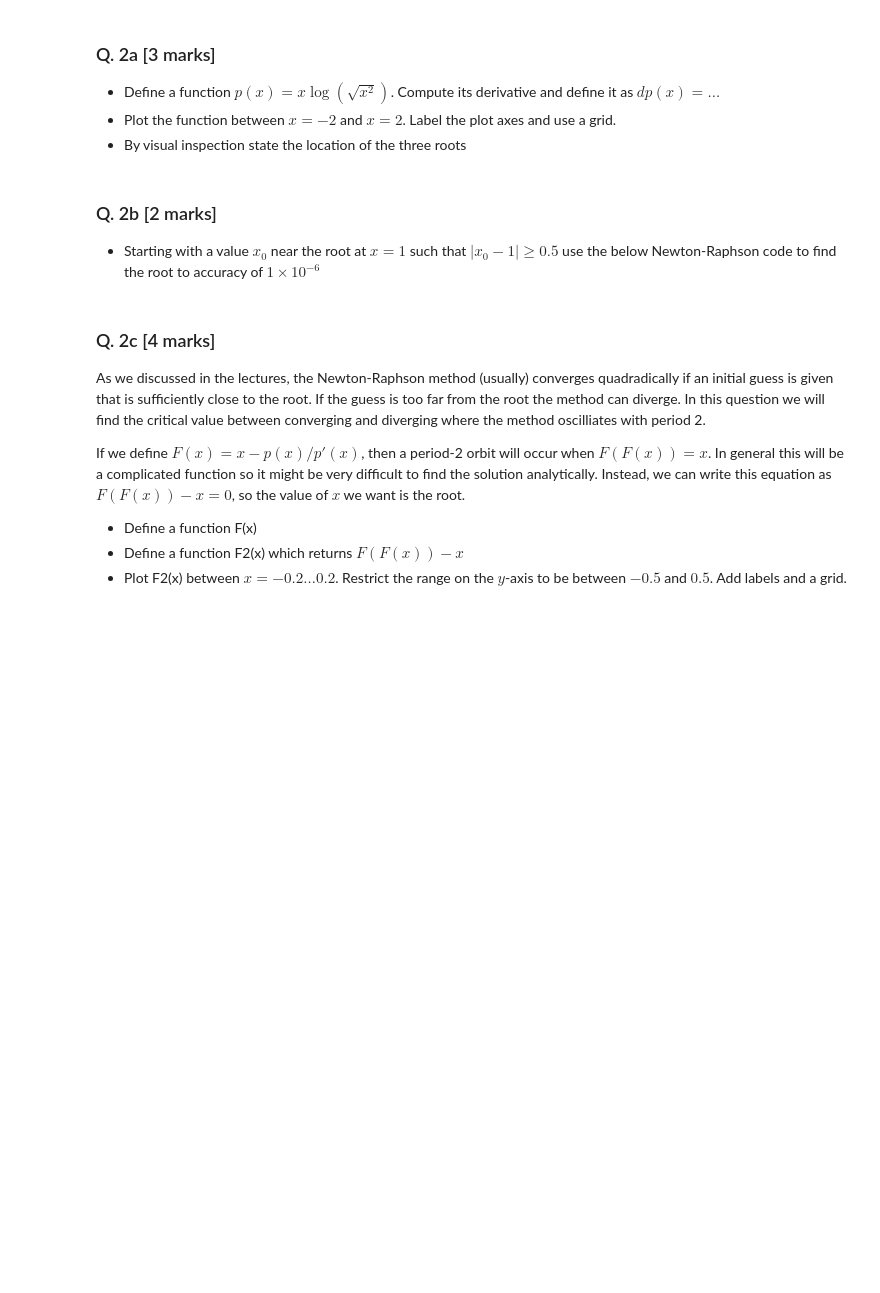
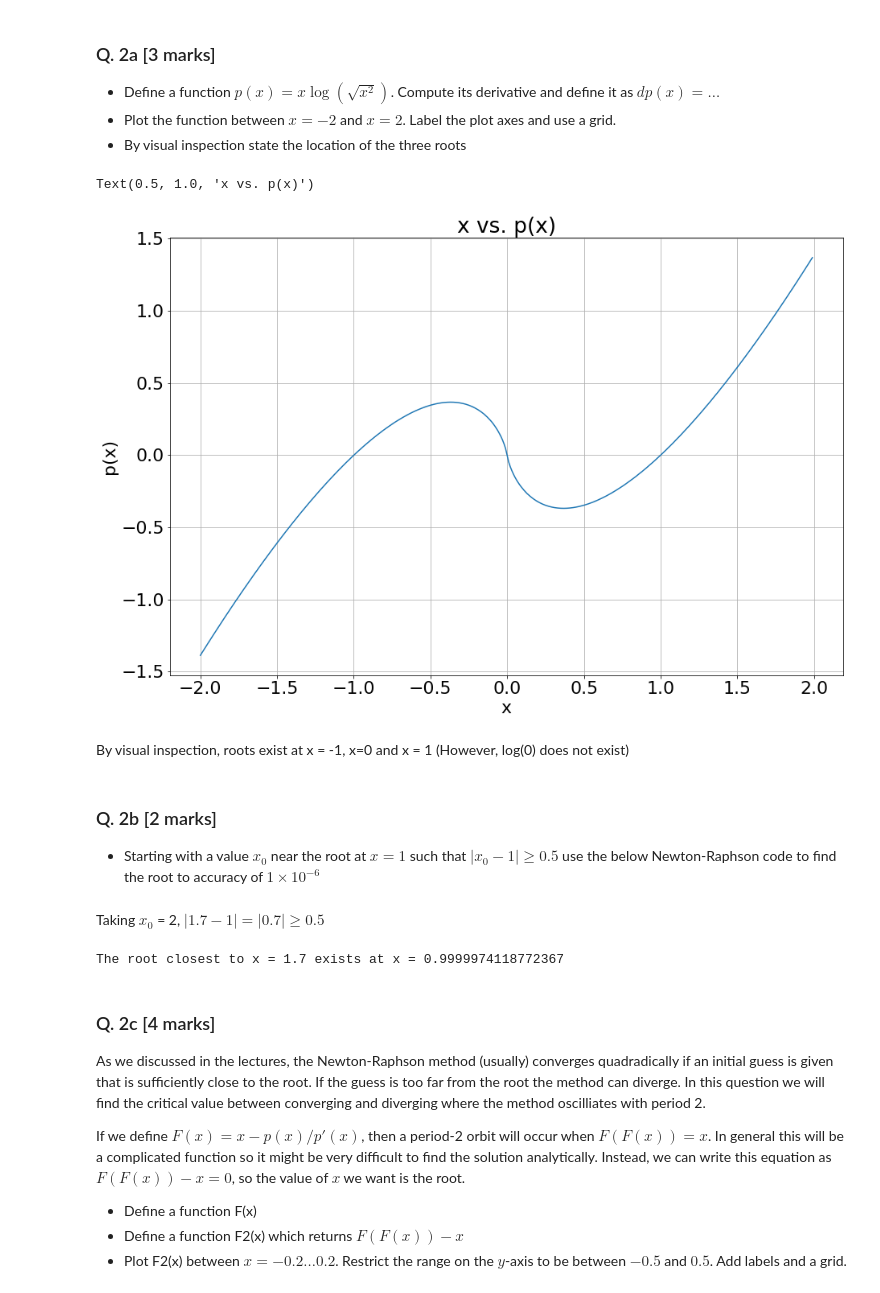
Before and after one commit to Conor-O-Mahony/ACM20030-Assignments, a Jupyter notebook: Assignment 2/Assignment-2.ipynb, the cells around one changed output. Drawn from its saved outputs; the diff is of its cells as text; code cells hidden in the pictures; blank space fills up the shorter version.

```diff
--- a/Assignment 2/Assignment-2.ipynb
+++ b/Assignment 2/Assignment-2.ipynb
@@ -127,6 +127,25 @@ sign(f(6)) = sign(f(8))
  - Define a function $p(x) = x\log(\sqrt{x^2})$. Compute its derivative and define it as $dp(x) = \dots$
  - Plot the function between $x=-2$ and $x=2$. Label the plot axes and use a grid.
  - By visual inspection state the location of the three roots
+# %%
+def p(x):
+    return x*np.log(np.sqrt(x**2))
+
+def dp(x):
+    return np.log(np.sqrt(x**2))+1
+
+x=np.arange(-2,2,0.01)
+
+plt.plot(x,p(x))
+plt.xlabel('x')
+plt.ylabel('p(x)')
+plt.grid()
+plt.title('x vs. p(x)')
+# %% [output]
+Text(0.5, 1.0, 'x vs. p(x)')
+[figure, added]
+# %% [markdown]
+By visual inspection, roots exist at x = -1, x=0 and x = 1 (However, log(0) does not exist)
 # %% [markdown]
 ### Q. 2b [2 marks]
  - Starting with a value $x_0$ near the root at $x=1$ such that $|x_0-1| \ge 0.5$ use the below Newton-Raphson code to find the root to accuracy of $1\times10^{-6}$
@@ -141,6 +160,12 @@ def FindRootNewtonRaphson(f, df, x0, tol, printSteps=False):
         if(printSteps):
             print("x_%d = %.14lf" % (count, x0))
     return x0
+# %% [markdown]
+Taking $x_0$ = 2, $|1.7-1|=|0.7|\geqslant0.5$
+# %%
+print("The root closest to x = 1.7 exists at x =",FindRootNewtonRaphson(p, dp, 1.7, 1*10e-6))
+# %% [output]
+The root closest to x = 1.7 exists at x = 0.9999974118772367
 # %% [markdown]
 ### Q. 2c [4 marks]
 As we discussed in the lectures, the Newton-Raphson method (usually) converges quadradically if an initial guess is given that is sufficiently close to the root. If the guess is too far from the root the method can diverge. In this question we will find the critical value between converging and diverging where the method oscilliates with period 2.
```
Also changed, not shown: parts of 13 cells of this notebook.
